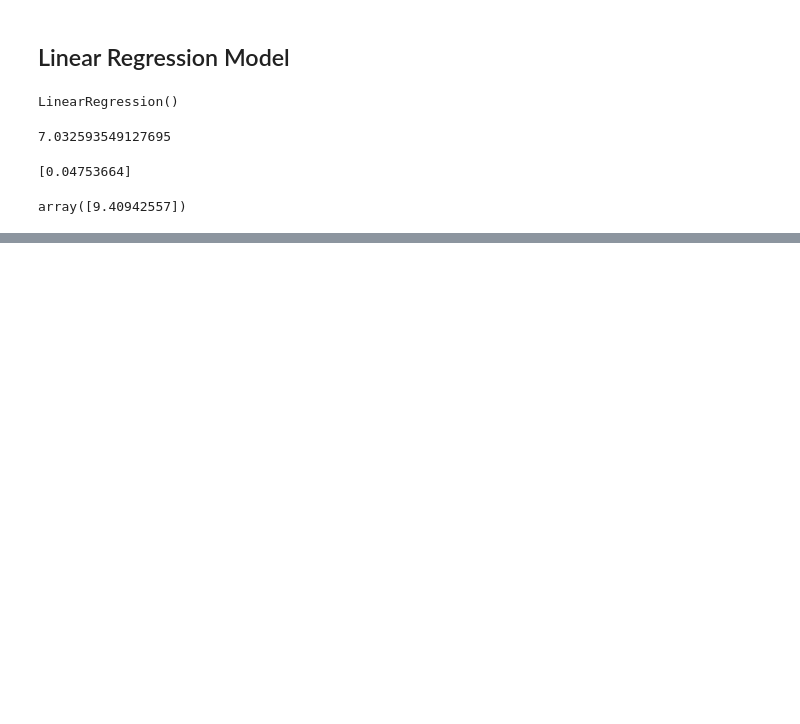
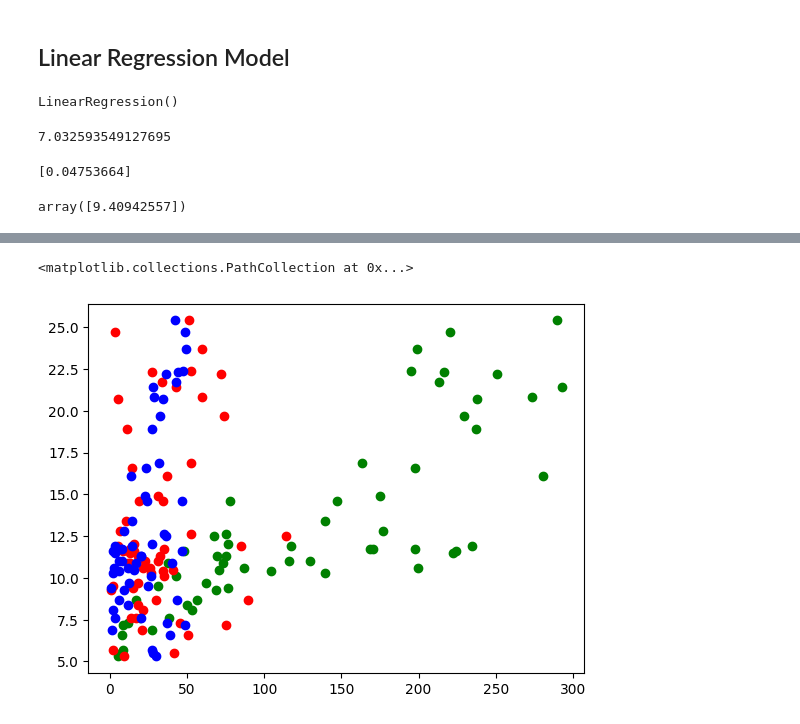
Before and after one commit to Adam-pw/Machine-Learning-Practice, a Jupyter notebook: Linear regression/Linearregression.ipynb, the cells around one changed output, grey strips where cells are left out. Cells and saved outputs as stored; diff of their text form; code cells hidden in the pictures; blank space fills up the shorter version.

```diff
--- a/Linear regression/Linearregression.ipynb
+++ b/Linear regression/Linearregression.ipynb
@@ -110,0 +339,10 @@ array([9.40942557])
+# %%
+Xm_train, Xm_test, Ym_train, Ym_test = train_test_split(Xm,y,test_size=0.3, random_state=42)
+lm.fit(Xm_train,Ym_train)
+ym_pred = lm.predict(Xm_test)
+plt.scatter(Xm_test['TV'],Ym_test, color="green")
+plt.scatter(Xm_test['newspaper'],Ym_test, color="red")
+plt.scatter(Xm_test['radio'],Ym_test, color="blue")
+# %% [output]
+<matplotlib.collections.PathCollection at 0x...>
+[figure, added]
```
Also changed, not shown: parts of 41 cells of this notebook.
